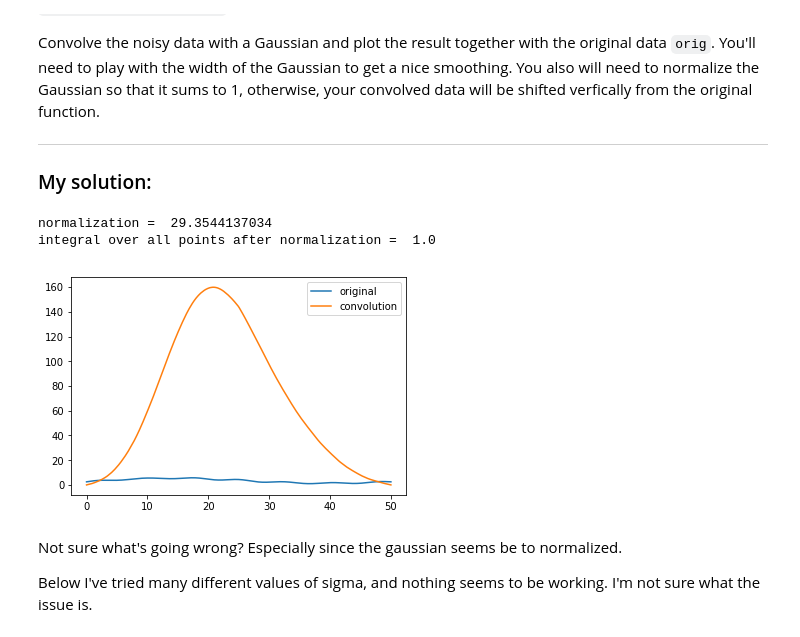
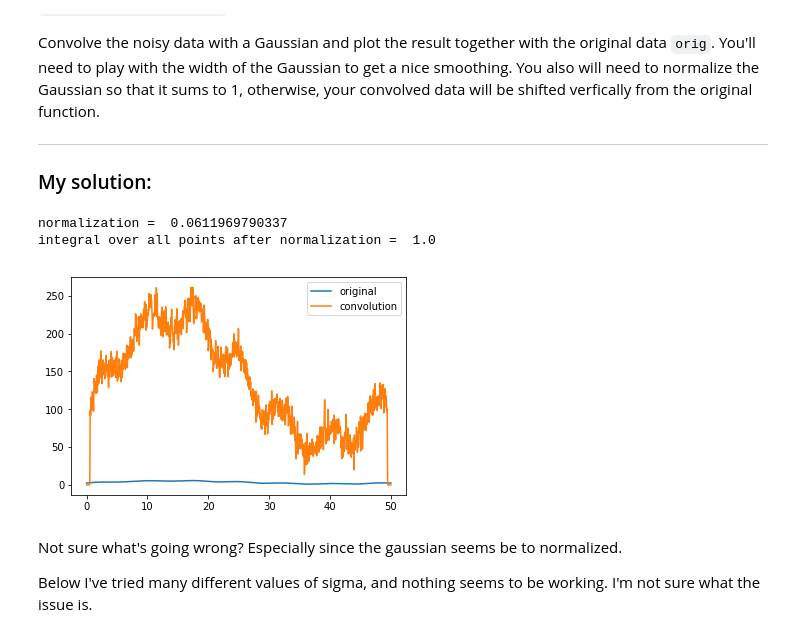
Before and after one commit to marivifs-teaching/test-repo-2021, a Jupyter notebook: amanda/amacinnis_scipy-exercises-2.ipynb, the cells around one changed output. Cells and saved outputs as stored; diff of their text form; code cells hidden in the pictures.

```diff
--- a/amanda/amacinnis_scipy-exercises-2.ipynb
+++ b/amanda/amacinnis_scipy-exercises-2.ipynb
@@ -164,30 +164,29 @@ Convolve the noisy data with a Gaussian and plot the result together with the or
 # %%
 import scipy.signal as signal, scipy.integrate as integrate
 
 # get the gaussian window
-sigma=np.std(orig-noisy)
-gauss = signal.gaussian(N,500)
+gauss = signal.gaussian(50,1)
 
 # need to normalize the window - integrate it from xmin to xmax
 normalization = integrate.simps(gauss, dx=x[1]-x[0])
 gauss /= normalization
 print("normalization = ", normalization)
 print("integral over all points after normalization = ", integrate.simps(gauss, dx=x[1]-x[0]))
 
 # do the convolution
 convolution = signal.convolve(gauss, noisy)
 xvals = np.linspace(x[0], x[-1], len(convolution))
 
 # plot it
 fig, ax = plt.subplots()
 ax.plot(x, orig, label="original")
 ax.plot(xvals, convolution, label="convolution")
 ax.legend()
 plt.show()
 # %% [output]
-normalization =  29.3544137034
+normalization =  0.0611969790337
 integral over all points after normalization =  1.0
-[figure, old version]
+[figure, new version]
 # %% [markdown]
 Not sure what's going wrong? Especially since the gaussian seems be to normalized.
 
```
Also changed, not shown: parts of 2 cells of this notebook, 1 other file.
